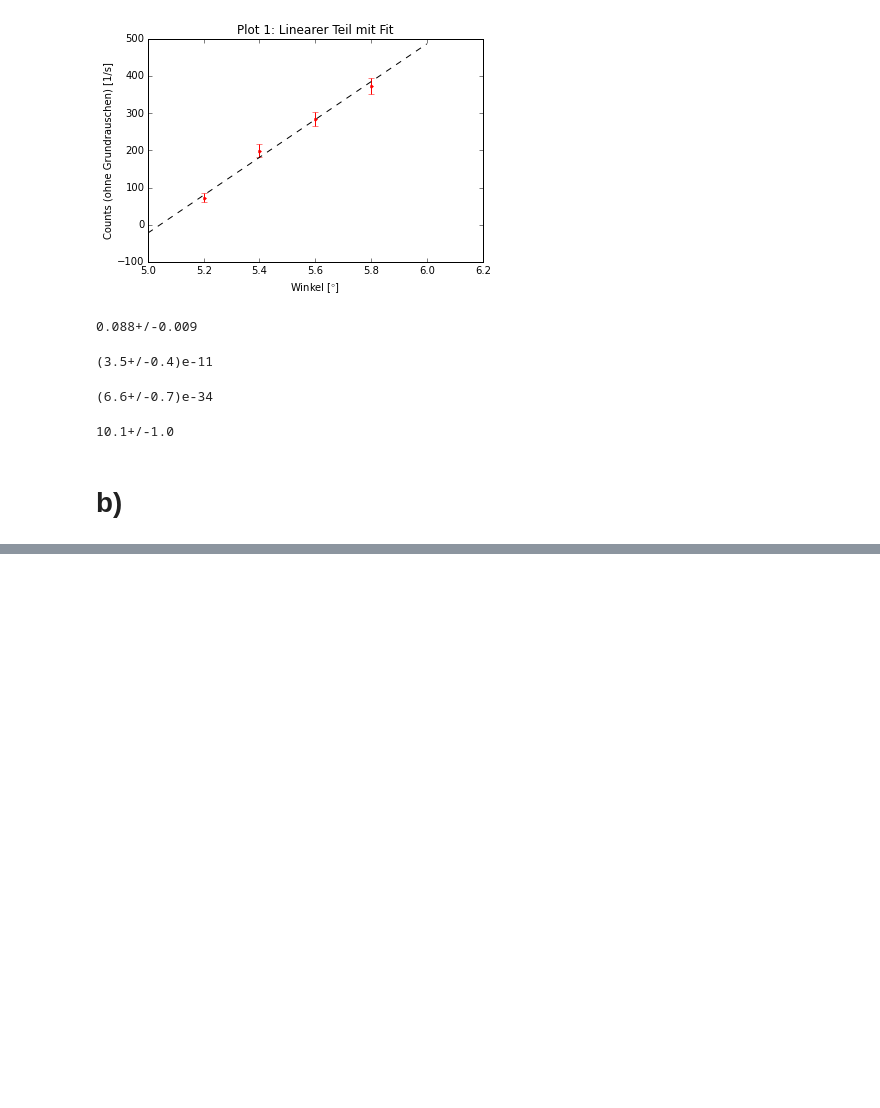
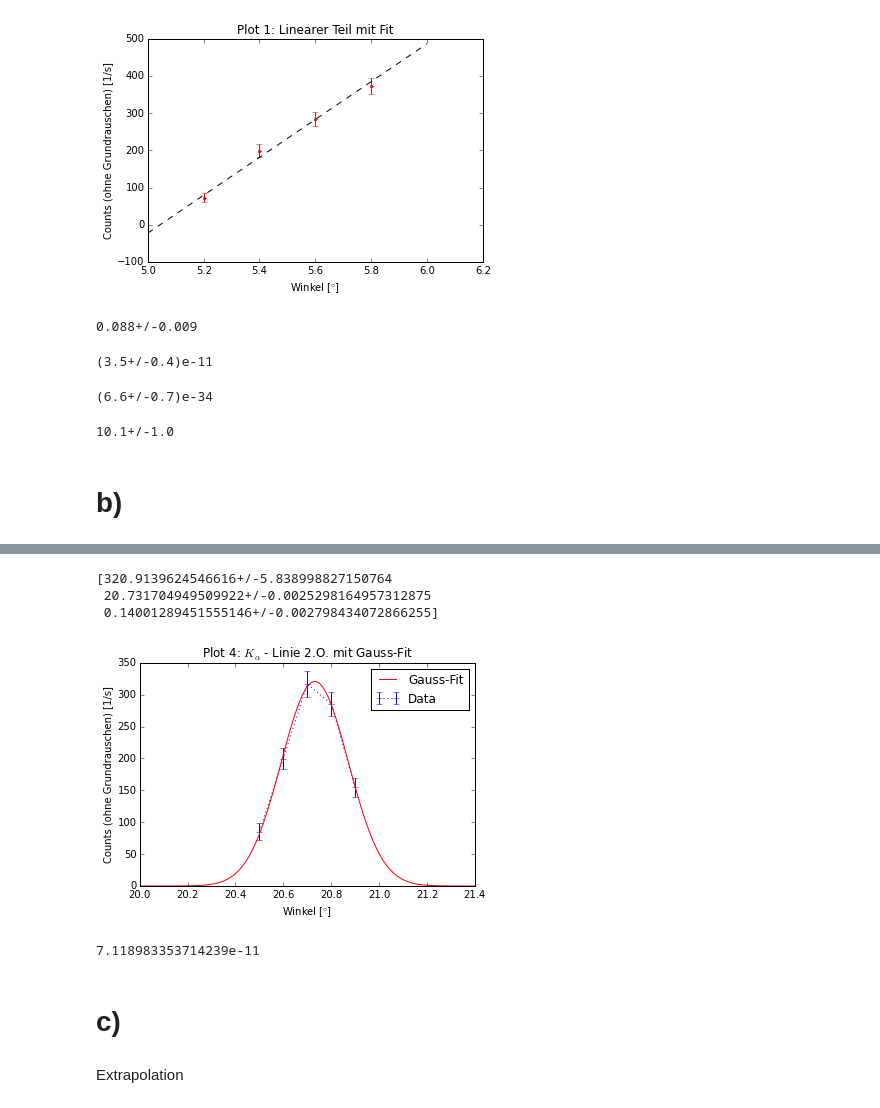
Before and after one commit to krauthex/AP2.2, a Jupyter notebook: v255/v255.ipynb, the cells around one changed output, grey strips where cells are left out. Drawn from its saved outputs; the diff is of its cells as text; code cells hidden in the pictures; blank space fills up the shorter version.

```diff
--- a/v255/v255.ipynb
+++ b/v255/v255.ipynb
@@ -135,0 +255,46 @@ print(np.sqrt(np.diag(pcov)))
+# %%
+## K alpha lines second order
+Ka2_winkel = np.array([20.5, 20.6, 20.7, 20.8, 20.9])
+Ka2_counts = np.array([116.2, 230.5, 347.6, 316.6, 185.4])
+Ka2_counts_err = np.sqrt(Ka2_counts)
+Ka2_corr = unp.uarray(Ka2_counts, Ka2_counts_err) - BG
+
+x = np.linspace(20, 21.4, num=100)
+# %%
+## predefined starting values
+mean = np.mean(Ka2_winkel)
+sigma = np.std(Ka2_winkel)
+
+
+## computing the optimized curve parameters
+popt, pcov = curve_fit(gaussian, Ka2_winkel, unp.nominal_values(Ka2_corr), p0=[np.max(unp.nominal_values(Ka2_corr)), mean, sigma],
+                       sigma=unp.std_devs(Ka2_corr))
+
+## plotting
+plt.xlabel('Winkel [$\degree$]')
+plt.ylabel('Counts (ohne Grundrauschen) [1/s]')
+plt.title('Plot 4: $K_{\\alpha}$ - Linie 2.O. mit Gauss-Fit')
+plt.errorbar(Ka2_winkel, unp.nominal_values(Ka2_corr), yerr=unp.std_devs(Ka2_corr), fmt='b+:',label='Data')
+plt.plot(x, gaussian(x, *popt), 'r-', label='Gauss-Fit')
+plt.legend()
+
+parameter = unp.uarray(popt, np.sqrt(np.diag(pcov)))
+print(parameter)
+# %% [output]
+[320.9139624546616+/-5.838998827150764
+ 20.731704949509922+/-0.0025298164957312875
+ 0.14001289451555146+/-0.002798434072866255]
+[figure, added]
+# %%
+## Bragg'sches Gesetz -> Wellenlänge
+d = 201.4E-12 ## Netzebenenabstand
+
+lamb_a2 = d * unp.sin(Ka2_winkel[Ka2_corr.argmax()] * np.pi / 180) ## Wellenlänge
+print(lamb_a2)
+# %% [output]
+7.118983353714239e-11
+# %% [markdown]
+c)
+===
+# %% [markdown]
+Extrapolation
```
Also changed, not shown: parts of 20 cells of this notebook.
